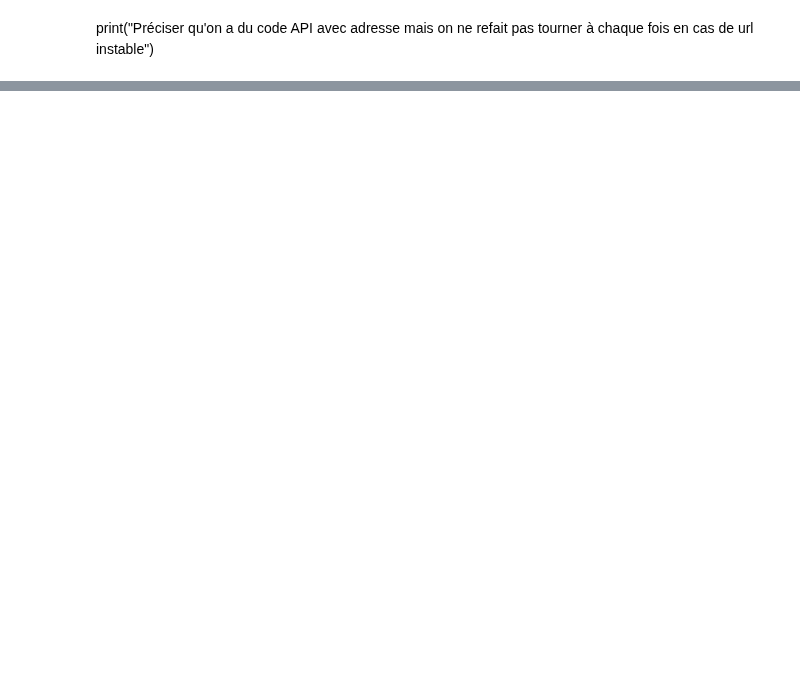
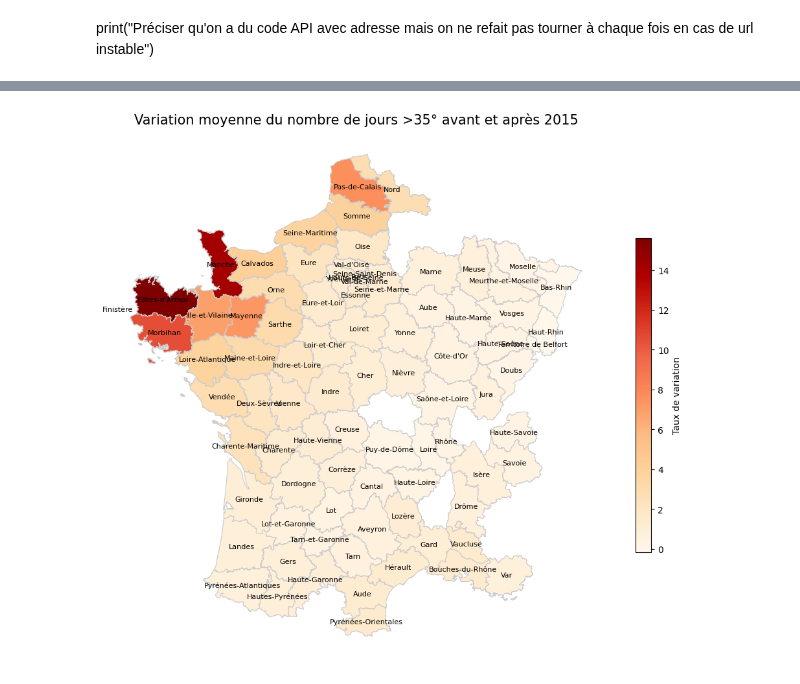
Before and after one commit to Manonchvllr/Project, a Jupyter notebook: src/rapport.ipynb, the cells around one changed output, grey strips where cells are left out. Cells and saved outputs as stored; diff of their text form; code cells hidden in the pictures; blank space fills up the shorter version.

```diff
--- a/src/rapport.ipynb
+++ b/src/rapport.ipynb
@@ -51,0 +37,7 @@ print(nul.MM.unique())
+# %%
+cartes.carte(indicateurs_climat.nbj_evol_2015(df, annees = [i for i in range(2011, 2023)], mois = [7, 8], var_climat = "NBJTX35"),
+             "evol_2015",
+             "Taux de variation",
+             "Variation moyenne du nombre de jours >35° avant et après 2015")
+# %% [output]
+[figure, added]
```
Also changed, not shown: parts of 6 cells of this notebook, 5 other files.
